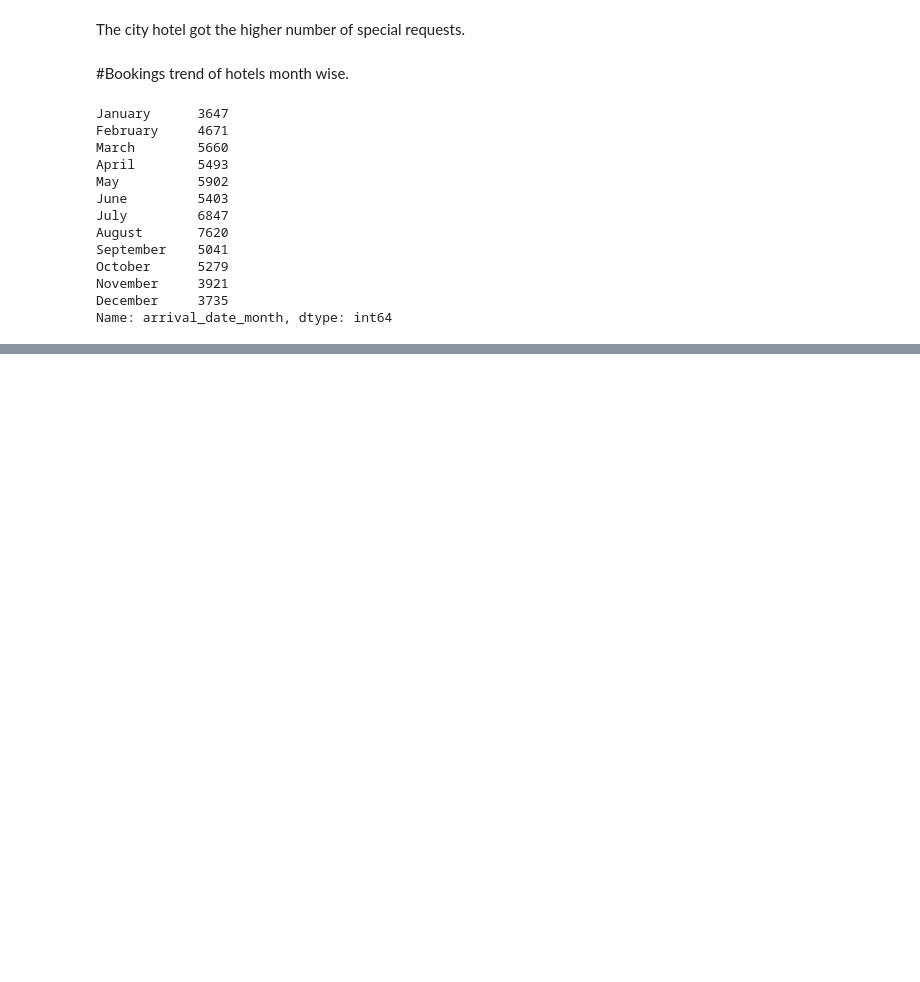
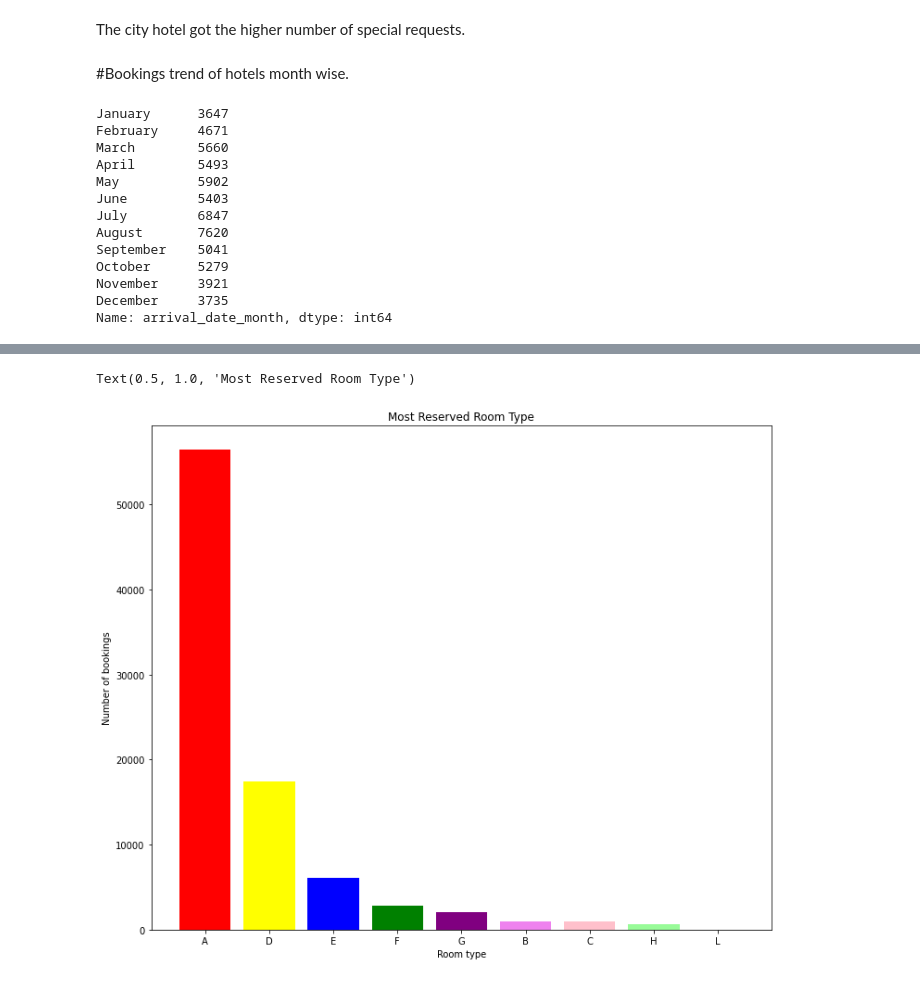
Before and after one commit to sahiljagtap11/Hotel_booking_analysis, a Jupyter notebook: SahilJ_commit_Copy_of_Final_Group_Hotel_Booking_Analysis_Capstone_Project.ipynb, the cells around one changed output, grey strips where cells are left out. Cells and saved outputs as stored; diff of their text form; code cells hidden in the pictures; blank space fills up the shorter version.

```diff
--- a/SahilJ_commit_Copy_of_Final_Group_Hotel_Booking_Analysis_Capstone_Project.ipynb
+++ b/SahilJ_commit_Copy_of_Final_Group_Hotel_Booking_Analysis_Capstone_Project.ipynb
@@ -521,0 +513,3 @@ plt.rcParams['figure.figsize']=(20,10)
+# %%
+reserved_rooms= hotel_data_raw['reserved_room_type'].value_counts()
+reserved_rooms
@@ -521,0 +527,11 @@ plt.rcParams['figure.figsize']=(20,10)
+# %%
+x_axis = reserved_rooms.index
+y_axis = reserved_rooms
+plt.figure(figsize = (12,10))
+plt.bar(x_axis,y_axis, color = ['red','yellow','blue','green','purple','violet','pink','palegreen','plum','lightskyblue','orange','salmon'])
+plt.xlabel('Room type')
+plt.ylabel('Number of bookings')
+plt.title('Most Reserved Room Type')
+# %% [output]
+Text(0.5, 1.0, 'Most Reserved Room Type')
+[figure, added]
```
Also changed, not shown: parts of 24 cells of this notebook.
